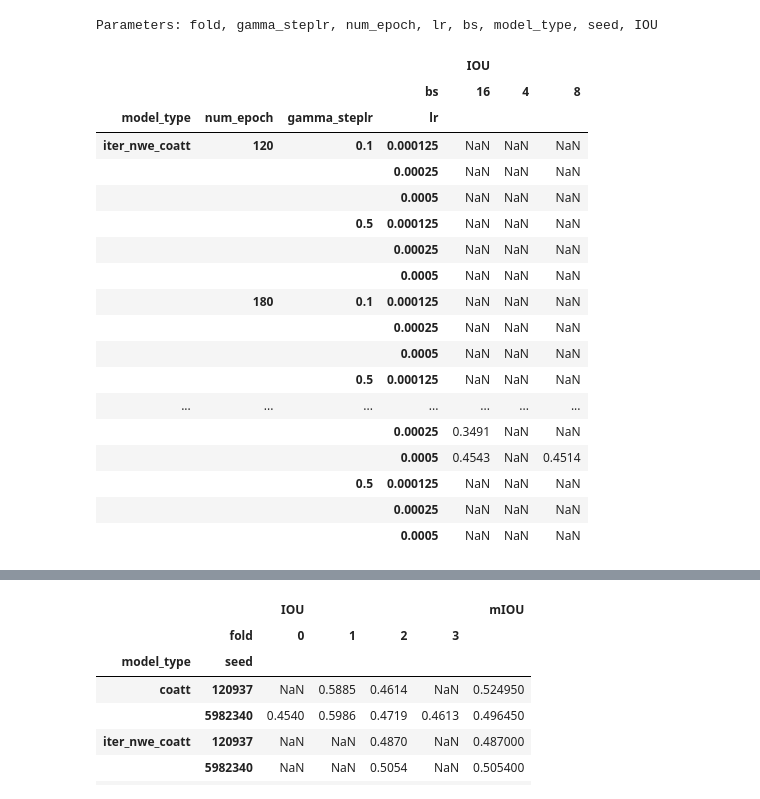
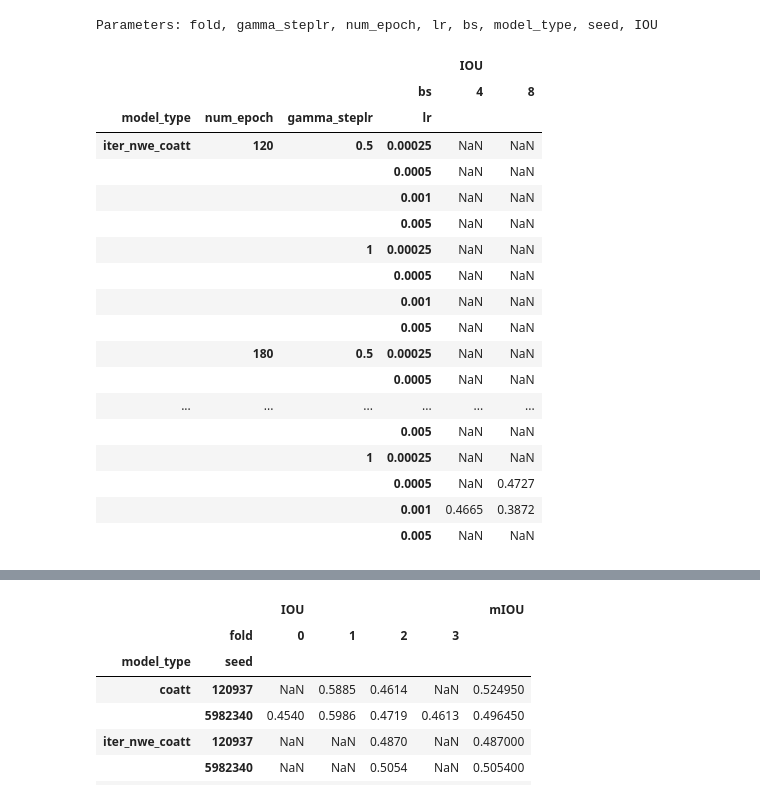
Before and after one commit to MSiam/fewshot_weakly_coatt, a Jupyter notebook: Results.ipynb, the cells around one changed output, grey strips where cells are left out. Cells and saved outputs as stored; diff of their text form; code cells hidden in the pictures.

```diff
--- a/Results.ipynb
+++ b/Results.ipynb
@@ -43,7 +60,5 @@ class HyperParametersSummary:
 # %%
+exp_dir = "experiments/191029_210102_gamma_steplr_fold_num_epoch_lr_bs_model_type_seed_test_restartable/*"
 hp_summary = HyperParametersSummary(exp_dir)
-
-# hp_summary.table.groupby(['model_type', 'film', 'fold']).mean().unstack()
-# hp_summary.table.groupby(['model_type', 'seed', 'fold']).mean().unstack()
 hp_summary.table.groupby(['model_type', 'num_epoch', 'gamma_steplr', 'lr', 'bs']).mean().unstack()
 # %% [output]
@@ -50,20 +66,20 @@ hp_summary.table.groupby(['model_type', 'num_epoch', 'gamma_steplr', 'lr', 'bs']
 Parameters: fold, gamma_steplr, num_epoch, lr, bs, model_type, seed, IOU
-|  |  |  |  | IOU |  |  |
-|  |  |  | bs | 16 | 4 | 8 |
-| model_type | num_epoch | gamma_steplr | lr |  |  |  |
-| iter_nwe_coatt | 120 | 0.1 | 0.000125 | NaN | NaN | NaN |
-|  |  |  | 0.00025 | NaN | NaN | NaN |
-|  |  |  | 0.0005 | NaN | NaN | NaN |
-|  |  | 0.5 | 0.000125 | NaN | NaN | NaN |
-|  |  |  | 0.00025 | NaN | NaN | NaN |
-|  |  |  | 0.0005 | NaN | NaN | NaN |
-|  | 180 | 0.1 | 0.000125 | NaN | NaN | NaN |
-|  |  |  | 0.00025 | NaN | NaN | NaN |
-|  |  |  | 0.0005 | NaN | NaN | NaN |
-|  |  | 0.5 | 0.000125 | NaN | NaN | NaN |
-| ... | ... | ... | ... | ... | ... | ... |
-|  |  |  | 0.00025 | 0.3491 | NaN | NaN |
-|  |  |  | 0.0005 | 0.4543 | NaN | 0.4514 |
-|  |  | 0.5 | 0.000125 | NaN | NaN | NaN |
-|  |  |  | 0.00025 | NaN | NaN | NaN |
-|  |  |  | 0.0005 | NaN | NaN | NaN |
+|  |  |  |  | IOU |  |
+|  |  |  | bs | 4 | 8 |
+| model_type | num_epoch | gamma_steplr | lr |  |  |
+| iter_nwe_coatt | 120 | 0.5 | 0.00025 | NaN | NaN |
+|  |  |  | 0.0005 | NaN | NaN |
+|  |  |  | 0.001 | NaN | NaN |
+|  |  |  | 0.005 | NaN | NaN |
+|  |  | 1 | 0.00025 | NaN | NaN |
+|  |  |  | 0.0005 | NaN | NaN |
+|  |  |  | 0.001 | NaN | NaN |
+|  |  |  | 0.005 | NaN | NaN |
+|  | 180 | 0.5 | 0.00025 | NaN | NaN |
+|  |  |  | 0.0005 | NaN | NaN |
+| ... | ... | ... | ... | ... | ... |
+|  |  |  | 0.005 | NaN | NaN |
+|  |  | 1 | 0.00025 | NaN | NaN |
+|  |  |  | 0.0005 | NaN | 0.4727 |
+|  |  |  | 0.001 | 0.4665 | 0.3872 |
+|  |  |  | 0.005 | NaN | NaN |
```
Also changed, not shown: parts of 6 cells of this notebook, 2 other files.
